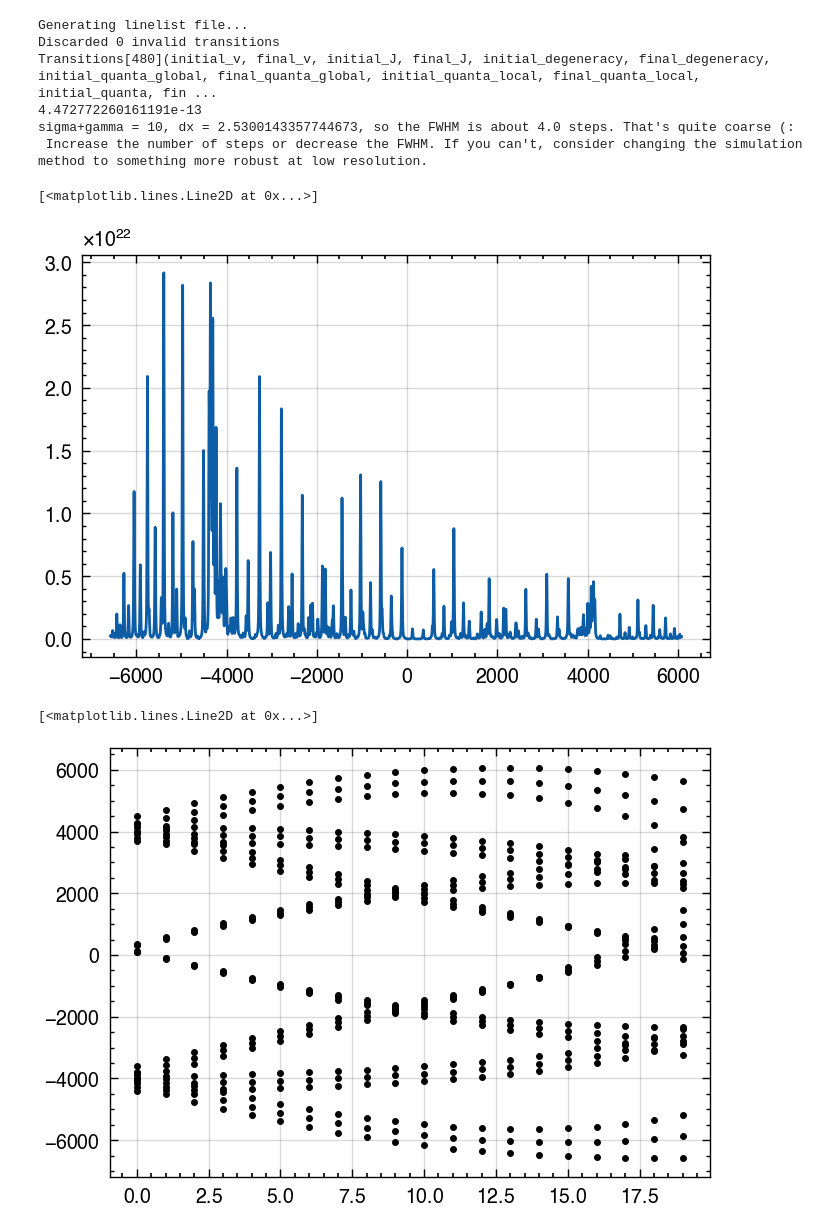
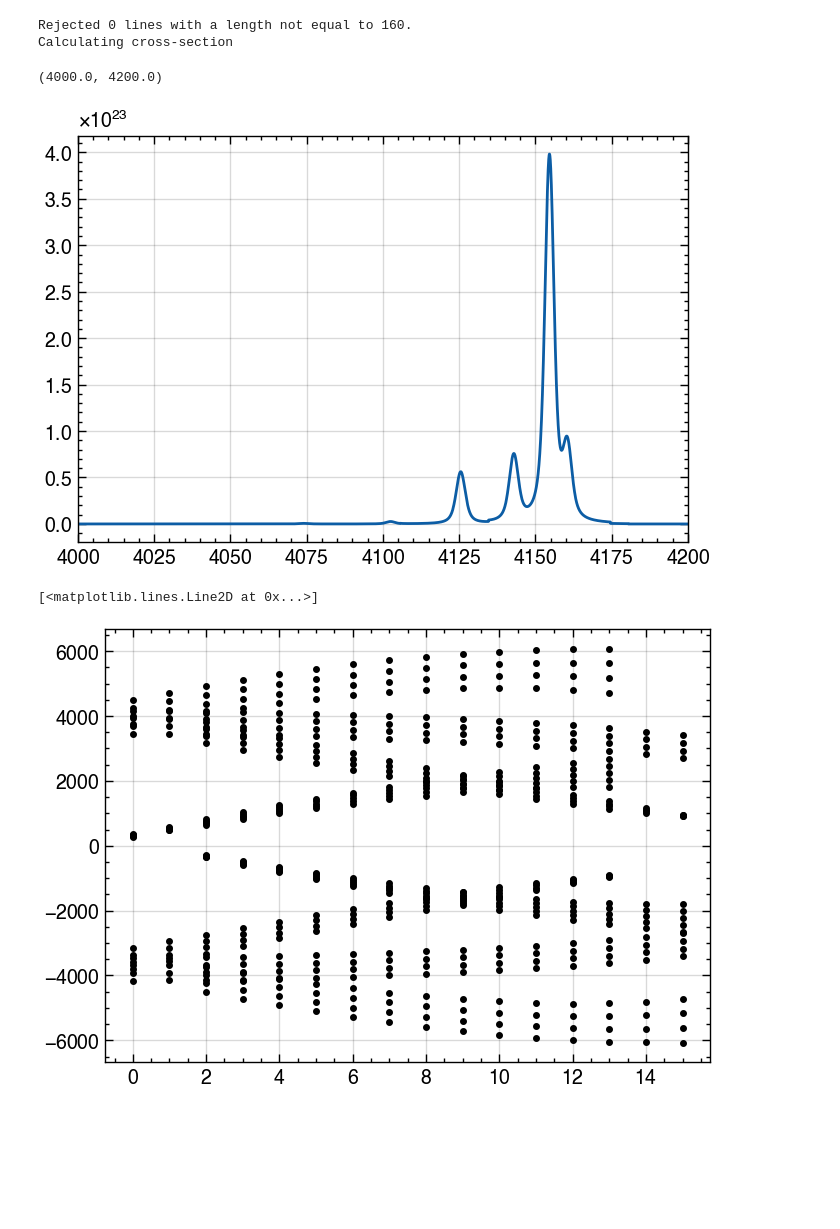
Before and after one commit to Brightsite-Plasmalab/ramlab, a Jupyter notebook: demo/H2.ipynb, the cells around one changed output. Saved outputs shown, nothing was run; the diff lists cells and outputs as text; code cells hidden in the pictures; blank space fills up the shorter version.

```diff
--- a/demo/H2.ipynb
+++ b/demo/H2.ipynb
@@ -1,43 +1,45 @@
 # %%
 from ramlab.molecules.H2 import H2
 import matplotlib.pyplot as plt
-import wedme.apply.dev
+import wedme
 import numpy as np
+from ramlab.molecules.calculated_linelist_molecule import CalculatedLinelistMolecule
+from ramlab.molecules.polarisation import Polarisation
 from ramlab.simulate import simulate
 
-M = H2
+M = CalculatedLinelistMolecule(H2)
 
 # Select the 5000 most intense transitions
-transitions = M.get_all_transitions(laser_wavelength=532.5e-9, force_recalculate=True)
-transitions = transitions.sortby("crosssection", ascending=False)[:5000]
+transitions = M.get_all_transitions(laser_wavelength=532.6e-9, force_recalculate=False)
+# transitions = transitions.sortby("crosssection", ascending=False)#[:5000]
 
-# transitions = transitions[transitions.dv == 0]
+transitions = transitions[transitions.dv == 1]
+transitions = transitions[transitions.dJ == 0]
 
 # Calculate the intensity of the transitions for T=860 K
-I_stick = M.get_intensity(transitions, T=3000)
+I_stick = M.get_intensity(transitions, T=300, polarisation=Polarisation.PERPENDICULAR)
 dnu_stick = transitions.vacuum_wavenumber
 
 # Simulate the spectrum with Gaussian and Lorentzian broadening
-dnu_sim = np.linspace(dnu_stick.min(), dnu_stick.max(), 5000)
-I_sim = simulate(dnu_sim, dnu_stick, I_stick, 5, 5)
+dnu_sim = np.linspace(dnu_stick.min(), dnu_stick.max()+200, 100000)
+# dnu_sim = np.linspace(3800, 4200, 1000)
+I_sim = simulate(dnu_sim, dnu_stick, I_stick, 1, 1)
 
+wedme.dev()
 plt.figure()
 plt.plot(dnu_sim, I_sim)
+plt.xlim(4000, 4200)
 # %% [output]
-Generating linelist file...
-Discarded 0 invalid transitions
-Transitions[480](initial_v, final_v, initial_J, final_J, initial_degeneracy, final_degeneracy, initial_quanta_global, final_quanta_global, initial_quanta_local, final_quanta_local, initial_quanta, fin ...
-4.472772260161191e-13
-sigma+gamma = 10, dx = 2.5300143357744673, so the FWHM is about 4.0 steps. That's quite coarse (:
- Increase the number of steps or decrease the FWHM. If you can't, consider changing the simulation method to something more robust at low resolution.
+Rejected 0 lines with a length not equal to 160.
+Calculating cross-section
-[<matplotlib.lines.Line2D at 0x...>]
+(4000.0, 4200.0)
-[figure, old version]
+[figure, new version]
 # %%
 plt.figure()
 plt.plot(transitions.initial_J, transitions.dE, 'k.')
 # %% [output]
 [<matplotlib.lines.Line2D at 0x...>]
-[figure, old version]
+[figure, new version]
 # %%
 plt.figure()
 
```
Also changed, not shown: parts of 3 cells of this notebook, 25 other files.
